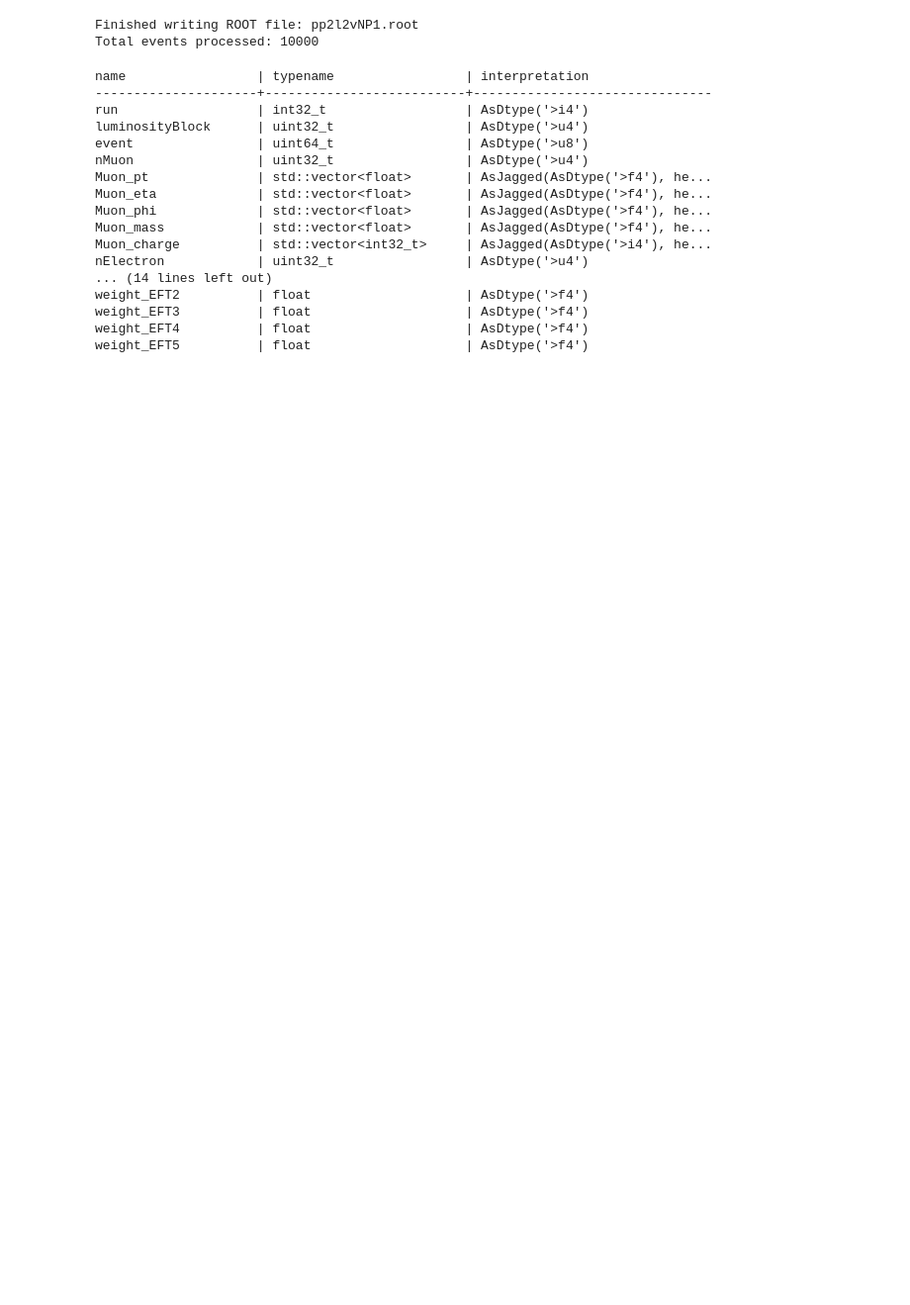
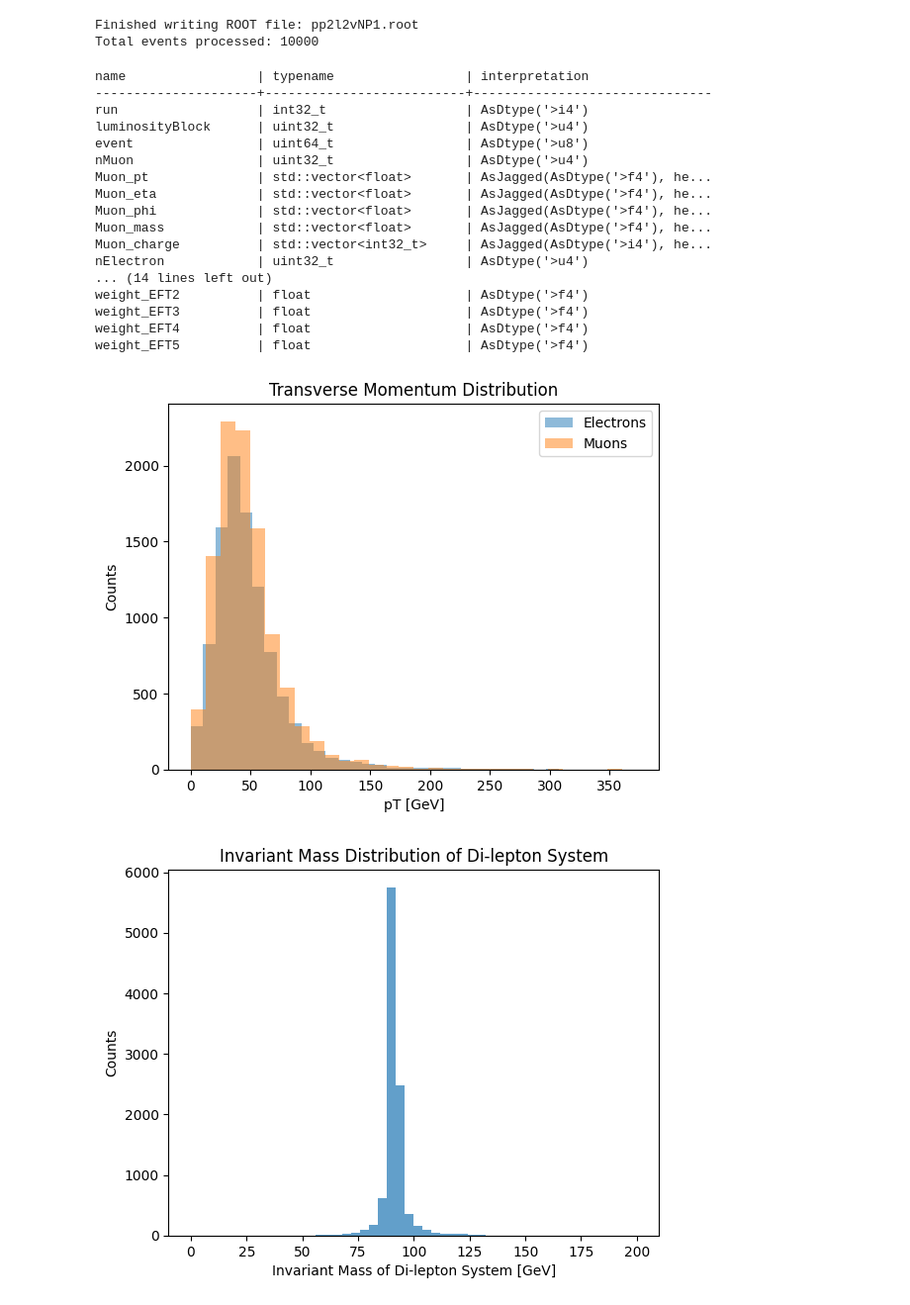
Before and after one commit to John-Aremu/SM-vs-EFT-simulation-analysis, a Jupyter notebook: pp2l2vNP1.ipynb, the cells around one changed output. Shown at 99% size. Saved outputs shown, nothing was run; the diff lists cells and outputs as text; code cells hidden in the pictures; blank space fills up the shorter version.

Commit message:
updated eft/sm analysis

```diff
--- a/pp2l2vNP1.ipynb
+++ b/pp2l2vNP1.ipynb
@@ -249,3 +249,66 @@ weight_EFT2          | float                    | AsDtype('>f4')
 weight_EFT3          | float                    | AsDtype('>f4')
 weight_EFT4          | float                    | AsDtype('>f4')
 weight_EFT5          | float                    | AsDtype('>f4')
+# %%
+#sm analysis
+mu_events = tree.arrays(filter_name="Muon_*", library="ak")
+elec_events = tree.arrays(filter_name="Electron_*", library="ak")
+nu_events = tree.arrays(filter_name="Neutrino_*", library="ak")
+
+muons = ak.zip({
+    "pt": mu_events["Muon_pt"],
+    "eta": mu_events["Muon_eta"],
+    "phi": mu_events["Muon_phi"],
+    "mass": mu_events["Muon_mass"],
+    "charge": mu_events["Muon_charge"]
+}, with_name="Momentum4D")
+
+electrons = ak.zip({
+    "pt": elec_events["Electron_pt"],
+    "eta": elec_events["Electron_eta"],
+    "phi": elec_events["Electron_phi"],
+    "mass": elec_events["Electron_mass"],
+    "charge": elec_events["Electron_charge"]
+}, with_name="Momentum4D")
+
+neutrinos = ak.zip({
+    "pt": nu_events["Neutrino_pt"],
+    "eta": nu_events["Neutrino_eta"],
+    "phi": nu_events["Neutrino_phi"],
+    "mass": nu_events["Neutrino_mass"]
+}, with_name="Momentum4D")
+
+# Plot pT distributions for electrons and muons
+electron_pts = ak.flatten(elec_events.Electron_pt)
+muon_pts = ak.flatten(mu_events.Muon_pt)
+
+plt.hist(electron_pts, bins=30, alpha=0.5, label="Electrons")
+plt.hist(muon_pts, bins=30, alpha=0.5, label="Muons")
+plt.xlabel("pT [GeV]")
+plt.ylabel("Counts")
+plt.title("Transverse Momentum Distribution")
+plt.legend()
+plt.show()
+
+
+#invariant mass of di-lepton system
+leptons = ak.concatenate([muons, electrons], axis=1)
+lepton_pairs = ak.combinations(leptons, 2, fields=["l1", "l2"])
+z_candidates = lepton_pairs[(lepton_pairs.l1.charge + lepton_pairs.l2.charge) == 0]
+z_invariant_masses = (z_candidates.l1 + z_candidates.l2).mass
+plt.hist(ak.flatten(z_invariant_masses), bins=50, range=(0, 200), histtype='stepfilled', alpha=0.7)
+plt.xlabel("Invariant Mass of Di-lepton System [GeV]")
+plt.ylabel("Counts")
+plt.title("Invariant Mass Distribution of Di-lepton System")
+plt.show()
+
+#missing transverse energy distribution
+met_pts = tree.arrays(filter_name="MET_pt", library="ak")["MET_pt"]
+plt.hist((met_pts), bins=50, range=(0, 200), histtype='stepfilled', alpha=0.7)
+plt.xlabel("Missing Transverse Energy [GeV]")
+plt.ylabel("Counts")
+plt.title("Missing Transverse Energy Distribution")
+plt.show()
+# %% [output]
+[figure, added]
+[figure, added]
```
Also changed, not shown: parts of 5 cells of this notebook.
